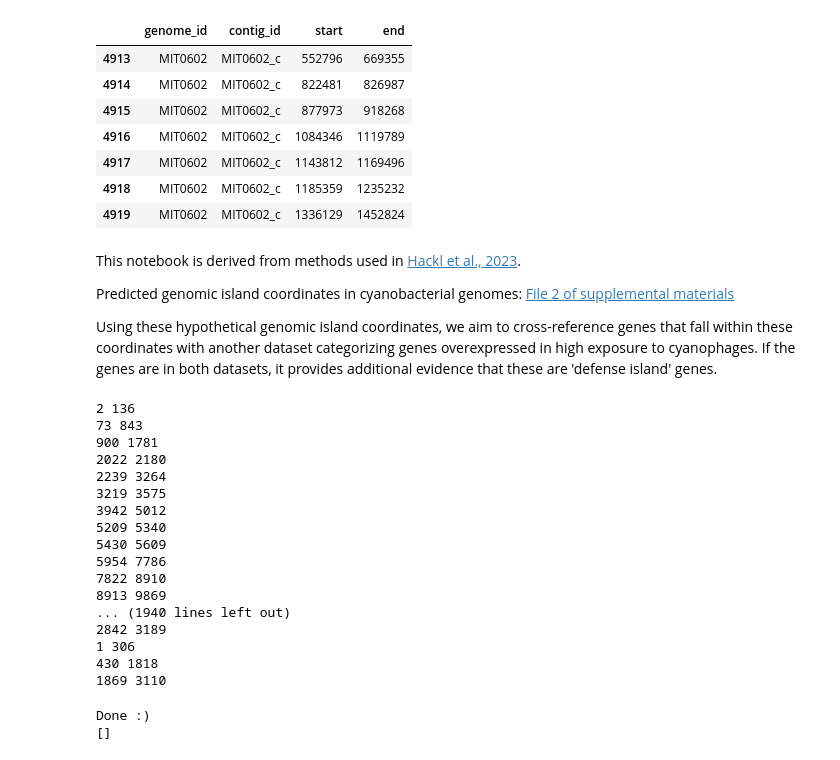
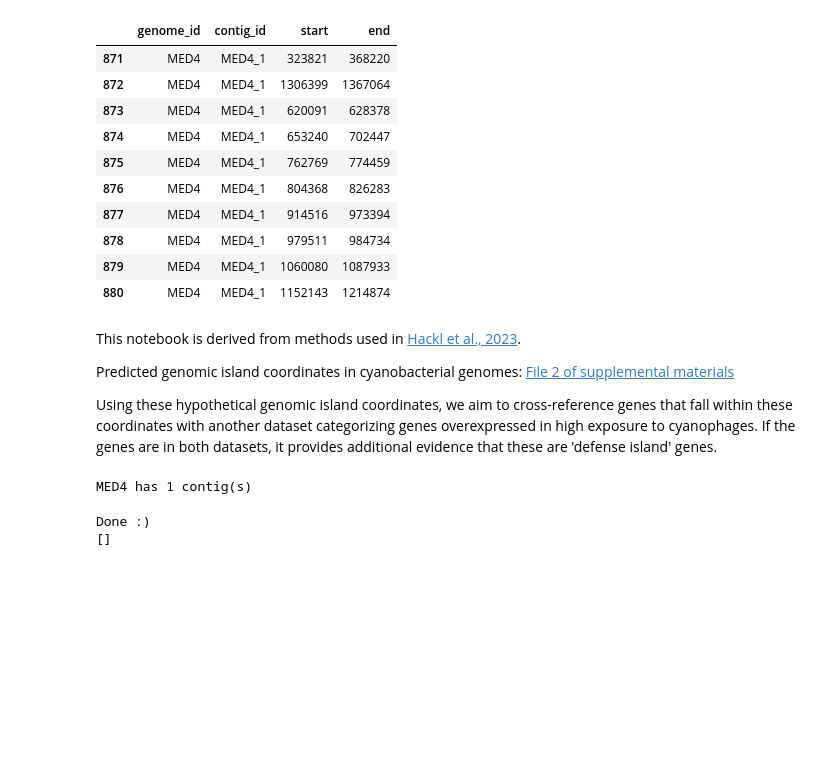
Before and after one commit to Jonahv11/cyano-serralysins, a Jupyter notebook: cycog-tree-tool/island-survey.ipynb, the cells around one changed output. Drawn from its saved outputs; the diff is of its cells as text; code cells hidden in the pictures; blank space fills up the shorter version.

```diff
--- a/cycog-tree-tool/island-survey.ipynb
+++ b/cycog-tree-tool/island-survey.ipynb
@@ -4,36 +4,40 @@ import numpy as np
 import pandas as pd
 import csv
 # %%
-genome = 'MIT0602' # select genome / strain of cyanobacteria to check GIs of
+genome = 'MED4' # select genome / strain of cyanobacteria to check GIs of
 
 # establish datapaths
 datapath99 = '../data/cycogs/cycogsgenomes.tsv'
 genomes_df = pd.read_csv(datapath99, sep='\t')
 for index, row in genomes_df.iterrows():
     if row['IID'] == genome:
         filetarget = row['IMG_ID']
 
 datapath = ('data/0/1-s2.0-S0092867422015197-mmc2.csv') # genome island coordinates
 datapath2 = (f'../data/img_data_cycog6/{filetarget}/{filetarget}.gff') # dependent on genome being searched, location subject to change
 datapath3 = ('../data/cycogs/ortholog-metadata.csv') # matches geneID to cycog number
 datapath4 = ('data/0/pro2_genes.csv') # alternative dataset for putative island genes
+datapath5 = (f'../data/img_data_cycog6/{filetarget}/{filetarget}.fna') # dependent on genome being searched, location subject to change
 
 # create dataframes from datapaths
 cycogs_df = pd.read_csv(datapath3)
 pro2_genes_df = pd.read_csv(datapath4)
 # datapath 2 has a file that can't be cleanly converted into a dataframe, so it is read in manually later in the notebook
 gi_locations_df = pd.read_csv(datapath)
 genome_islands_df = gi_locations_df[gi_locations_df['genome_id'] == f'{genome}']
 display(genome_islands_df)
 # %% [output]
 |  | genome_id | contig_id | start | end |
-| 4913 | MIT0602 | MIT0602_c | 552796 | 669355 |
-| 4914 | MIT0602 | MIT0602_c | 822481 | 826987 |
-| 4915 | MIT0602 | MIT0602_c | 877973 | 918268 |
-| 4916 | MIT0602 | MIT0602_c | 1084346 | 1119789 |
-| 4917 | MIT0602 | MIT0602_c | 1143812 | 1169496 |
-| 4918 | MIT0602 | MIT0602_c | 1185359 | 1235232 |
-| 4919 | MIT0602 | MIT0602_c | 1336129 | 1452824 |
+| 871 | MED4 | MED4_1 | 323821 | 368220 |
+| 872 | MED4 | MED4_1 | 1306399 | 1367064 |
+| 873 | MED4 | MED4_1 | 620091 | 628378 |
+| 874 | MED4 | MED4_1 | 653240 | 702447 |
+| 875 | MED4 | MED4_1 | 762769 | 774459 |
+| 876 | MED4 | MED4_1 | 804368 | 826283 |
+| 877 | MED4 | MED4_1 | 914516 | 973394 |
+| 878 | MED4 | MED4_1 | 979511 | 984734 |
+| 879 | MED4 | MED4_1 | 1060080 | 1087933 |
+| 880 | MED4 | MED4_1 | 1152143 | 1214874 |
 # %% [markdown]
 This notebook is derived from methods used in [Hackl et al., 2023](https://www.cell.com/cell/pdf/S0092-8674(22)01519-7.pdf).
 
@@ -41,31 +45,14 @@ Predicted genomic island coordinates in cyanobacterial genomes: [File 2 of suppl
 
 Using these hypothetical genomic island coordinates, we aim to cross-reference genes that fall within these coordinates with another dataset categorizing genes overexpressed in high exposure to cyanophages. If the genes are in both datasets, it provides additional evidence that these are 'defense island' genes.
 # %%
-with open(datapath2, 'r') as file:
-    for line in file:
-        parts = line.strip().split()
-        if len(parts) > 3: # skip first row
-            start = int(parts[3])
-            end = int(parts[4])
-            print (start, end)
+with open(datapath5, 'r') as fna_file:
+    content = fna_file.read()
+    count_greater_than = content.count('>')
+    print(f'{genome} has {count_greater_than} contig(s)')
+    if count_greater_than >= 2:
+        print ("This is not a continuous genome")
 # %% [output]
-2 136
-73 843
-900 1781
-2022 2180
-2239 3264
-3219 3575
-3942 5012
-5209 5340
-5430 5609
-5954 7786
-7822 8910
-8913 9869
-... (1940 lines left out)
-2842 3189
-1 306
-430 1818
-1869 3110
+MED4 has 1 contig(s)
 # %%
 
 start_points = genome_islands_df.start.to_list()
```
Also changed, not shown: 3 other files.
